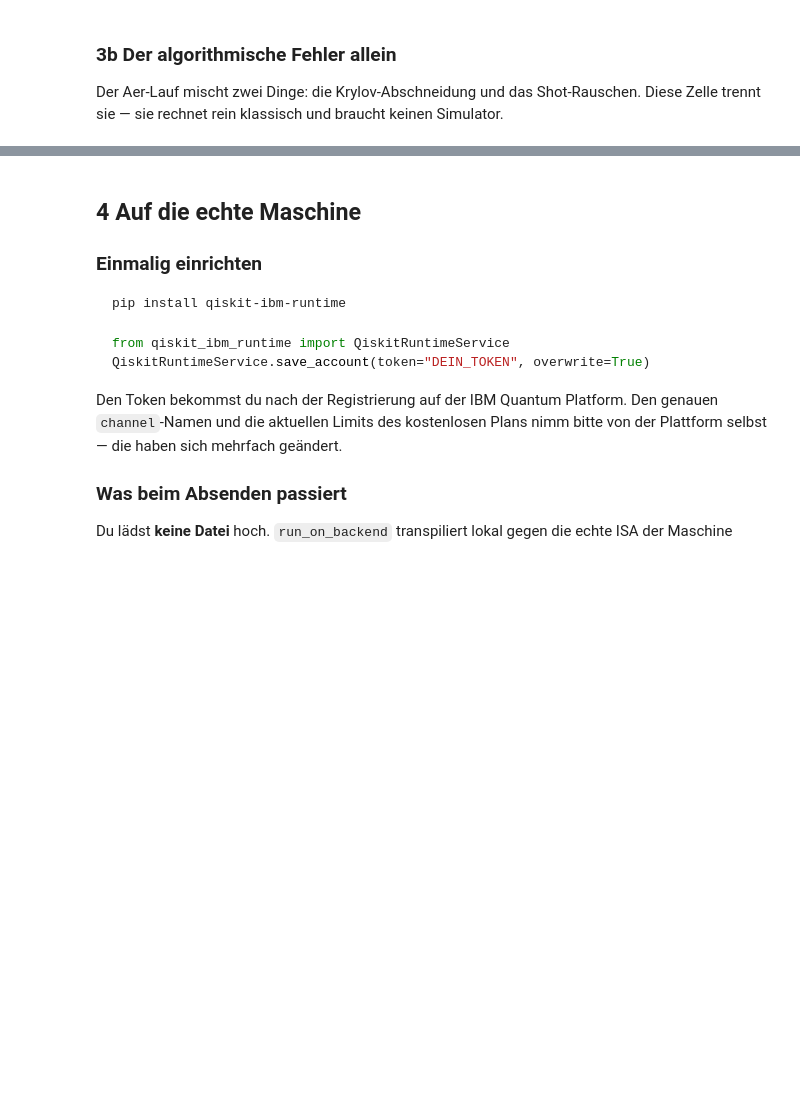
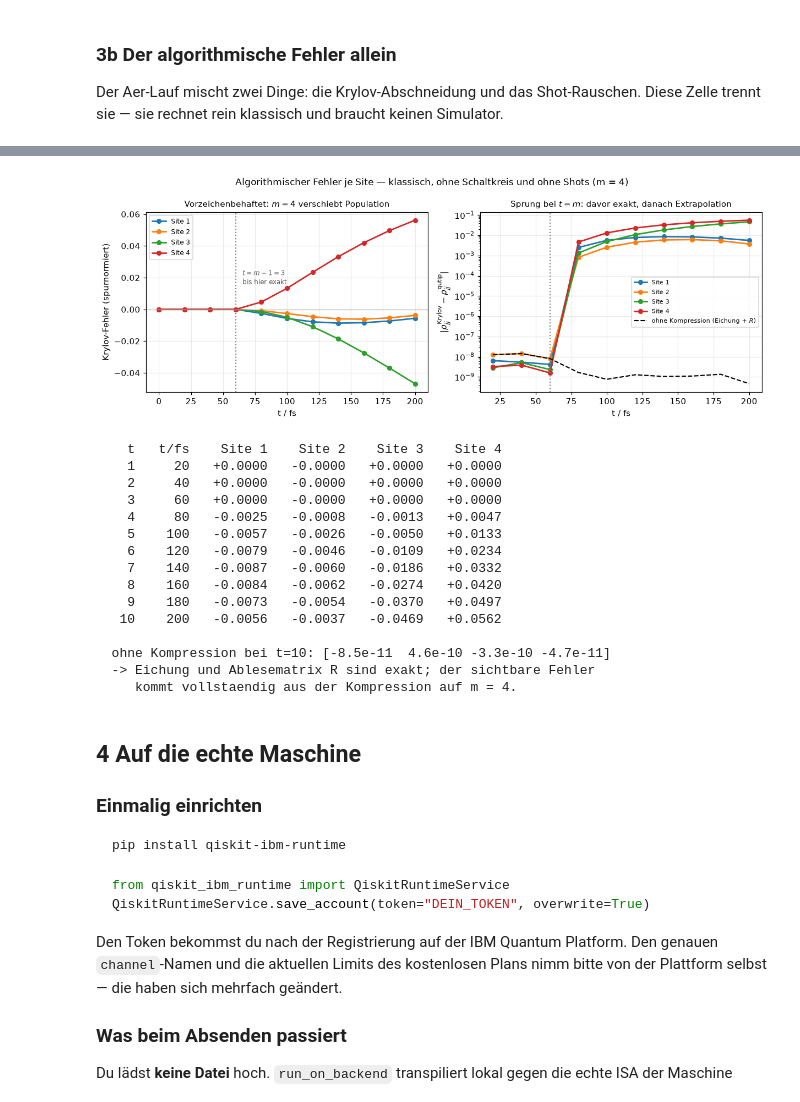
Before and after one commit to Simon14052002/Seneviratne_Pathintegral, a Jupyter notebook: Markov/hardware_4_site_FMO/main_hardware.ipynb, the cells around one changed output, grey strips where cells are left out. Cells and saved outputs as stored; diff of their text form; code cells hidden in the pictures; blank space fills up the shorter version.

```diff
--- a/Markov/hardware_4_site_FMO/main_hardware.ipynb
+++ b/Markov/hardware_4_site_FMO/main_hardware.ipynb
@@ -87,12 +87,12 @@ T_K      = 300.0                   # Temperatur [K]
 DT_FS    = 20.0                    # Zeitschritt
 TIMES    = list(range(1, 11))      # t = 1..10  ->  20..200 fs
 M_KRYLOV = 4                       # 4 -> 3 Qubits, 8 -> 4 Qubits
-DELTA    = 30.0                    # Optimum des GESAMTfehlers -- siehe 1a
+DELTA    = 10.0                    # Optimum des GESAMTfehlers -- siehe 1a
 METHOD   = 'svd'                   # 'svd' (empfohlen) oder 'sznagy'
 DEFER    = True                    # aufgeschobene Messung -- siehe 1c
 FLOOR    = False                   # Nullkanal je Zeit: misst den Rauschboden direkt
 PAIRS    = [(0, 1)]                # Kohaerenzen; je Paar +2 Schaltkreise/Zeit
-SHOTS    = 2048
+SHOTS    = 8192
 BACKEND  = 'ibm_kingston'          # von den zugaenglichen QPUs die beste
 
 MODEL, RHO0 = mg.make_model(N_SITES, lam=LAM, gamma=GAMMA, T_K=T_K)
@@ -301,3 +380,65 @@ print("  der ganze sichtbare Fehler kommt allein aus der Kompression auf m =", g
+# %%
+kf = mg.krylov_fehler_je_site(grid, max(TIMES))
+t_kf, F, Fx = kf['t_fs'], kf['fehler'], kf['fehler_exakt']
+
+fig, ax = plt.subplots(1, 2, figsize=(11.2, 4.2))
+
+for j in range(N):                                  # (a) vorzeichenbehaftet
+    ax[0].plot(t_kf, F[:, j], 'o-', color=cols[j], lw=1.8, ms=5,
+               label=f'Site {j+1}')
+ax[0].axhline(0, color='0.7', lw=.8)
+ax[0].axvline((grid['m'] - 1) * grid['dt_fs'], color='0.5', ls=':', lw=1.4)
+ax[0].annotate(rf'$t=m-1={grid["m"]-1}$' + '\nbis hier exakt',
+               xy=((grid['m'] - 1) * grid['dt_fs'], 0), xytext=(8, 30),
+               textcoords='offset points', fontsize=8, color='0.35')
+ax[0].set_ylabel('Krylov-Fehler (spurnormiert)')
+ax[0].set_title(rf'Vorzeichenbehaftet: $m={grid["m"]}$ verschiebt Population')
+ax[0].legend(fontsize=8)
+
+for j in range(N):                                  # (b) Betrag, logarithmisch
+    ax[1].semilogy(t_kf[1:], np.abs(F[1:, j]), 'o-', color=cols[j], lw=1.8, ms=5,
+                   label=f'Site {j+1}')
+ax[1].semilogy(t_kf[1:], np.abs(Fx[1:, :]).max(axis=1), 'k--', lw=1.4,
+               label='ohne Kompression (Eichung + $R$)')
+ax[1].axvline((grid['m'] - 1) * grid['dt_fs'], color='0.5', ls=':', lw=1.4)
+ax[1].set_ylabel(r'$|\rho_{jj}^{\rm Krylov} - \rho_{jj}^{\rm qutip}|$')
+ax[1].set_title('Sprung bei $t=m$: davor exakt, danach Extrapolation')
+ax[1].legend(fontsize=7.5)
+
+for a in ax:
+    a.set_xlabel('t / fs'); a.grid(alpha=.25)
+fig.suptitle(f'Algorithmischer Fehler je Site — klassisch, ohne Schaltkreis und '
+             f'ohne Shots (m = {grid["m"]})', fontsize=11)
+fig.tight_layout()
+fig.savefig(f'{PIC}/krylov_fehler_je_site.png', dpi=150, bbox_inches='tight')
+plt.show()
+
+print(f"  {'t':>3s} {'t/fs':>6s} " + ' '.join(f'{"Site "+str(j+1):>9s}'
+                                              for j in range(N)))
+for t in TIMES:
+    print(f"  {t:3d} {t_kf[t]:6.0f} " + ' '.join(f'{F[t, j]:+9.4f}'
+                                                 for j in range(N)))
+print(f"\n  ohne Kompression bei t={max(TIMES)}: "
+      f"{np.array2string(Fx[max(TIMES)], precision=1)}")
+print(f"  -> Eichung und Ablesematrix R sind exakt; der sichtbare Fehler")
+print(f"     kommt vollstaendig aus der Kompression auf m = {grid['m']}.")
+# %% [output]
+[figure, added]
+    t   t/fs    Site 1    Site 2    Site 3    Site 4
+    1     20   +0.0000   -0.0000   +0.0000   +0.0000
+    2     40   +0.0000   -0.0000   +0.0000   +0.0000
+    3     60   +0.0000   -0.0000   +0.0000   +0.0000
+    4     80   -0.0025   -0.0008   -0.0013   +0.0047
+    5    100   -0.0057   -0.0026   -0.0050   +0.0133
+    6    120   -0.0079   -0.0046   -0.0109   +0.0234
+    7    140   -0.0087   -0.0060   -0.0186   +0.0332
+    8    160   -0.0084   -0.0062   -0.0274   +0.0420
+    9    180   -0.0073   -0.0054   -0.0370   +0.0497
+   10    200   -0.0056   -0.0037   -0.0469   +0.0562
+
+  ohne Kompression bei t=10: [-8.5e-11  4.6e-10 -3.3e-10 -4.7e-11]
+  -> Eichung und Ablesematrix R sind exakt; der sichtbare Fehler
+     kommt vollstaendig aus der Kompression auf m = 4.
 # %% [markdown]
 ## 4  Auf die echte Maschine
 
```
Also changed, not shown: parts of 11 cells of this notebook, 54 other files.
